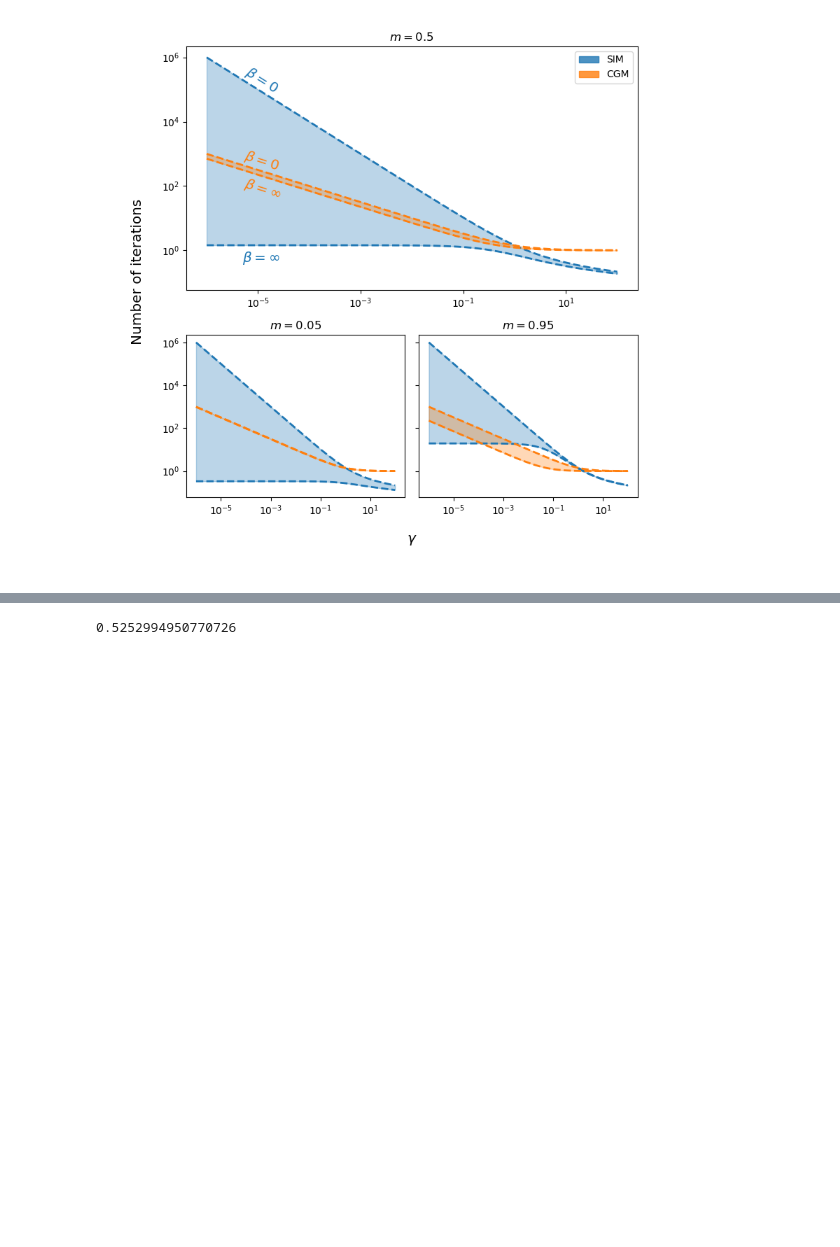
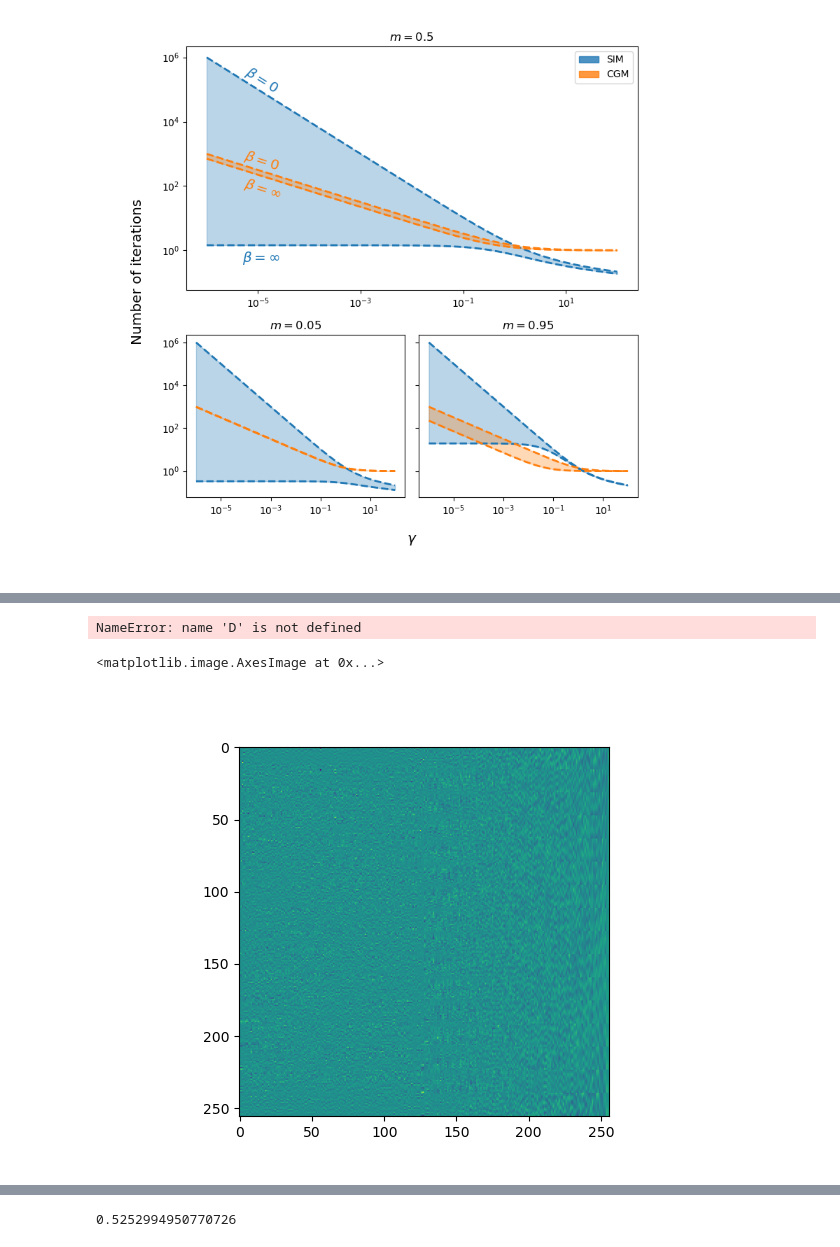
Before and after one commit to nickelnine37/ThesisCode, a Jupyter notebook: Chapter 4/4.3.ipynb, the cells around one changed output, grey strips where cells are left out. Drawn from its saved outputs; the diff is of its cells as text; code cells hidden in the pictures; blank space fills up the shorter version.

```diff
--- a/Chapter 4/4.3.ipynb
+++ b/Chapter 4/4.3.ipynb
@@ -926,6 +1160,8 @@ lamN, UN = np.linalg.eigh(LN)
 lamT, UT = np.linalg.eigh(LT)
 U = np.kron(UT, UN)
 
+S = S.astype(float)
+
 S_ = 1 - S
 DS_ = np.diag(vec(S_))
 DS = np.diag(vec(S))
@@ -950,0 +1215,2 @@ array([[ 0.5  ,  0.033, -0.047,  0.011, -0.002, ...,  0.   ,  0.   ,  0.   , -0.
+# %%
+lam_, U_ = np.linalg.eigh(U @ DJ ** 0.5 @ U.T @ DS @ U @ DJ ** 0.5 @ U.T)
@@ -950,0 +1231,4 @@ array([[ 0.5  ,  0.033, -0.047,  0.011, -0.002, ...,  0.   ,  0.   ,  0.   , -0.
+# %%
+U.T @ D
+# %% [output]
+NameError: name 'D' is not defined
@@ -950,0 +1237,7 @@ array([[ 0.5  ,  0.033, -0.047,  0.011, -0.002, ...,  0.   ,  0.   ,  0.   , -0.
+# %%
+plt.figure()
+
+plt.imshow(U_)
+# %% [output]
+<matplotlib.image.AxesImage at 0x...>
+[figure, added]
```
Also changed, not shown: parts of 27 cells of this notebook, 15 other files.
